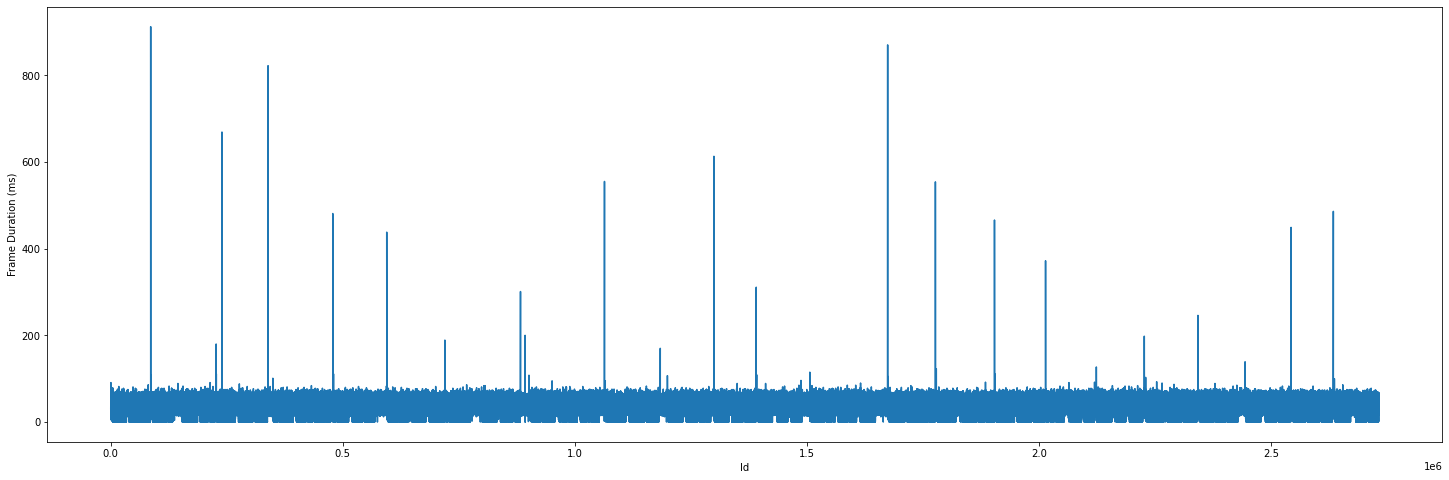
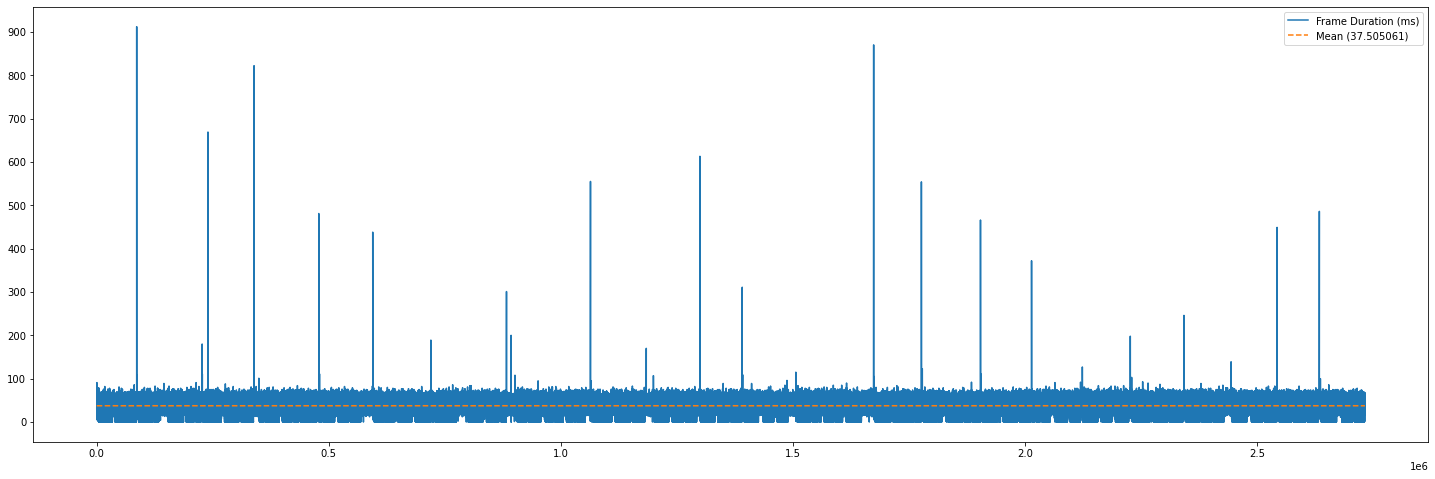
Unified diff of the notebook cell whose output changed from the first chart to the second:
--- before
+++ after
@@ -1,19 +1,27 @@
 import matplotlib.pyplot as plt
+import math
 
 timeFormat = "%Y-%m-%dT%H:%M:%S.%fZ"
 
 frameStats = pd.DataFrame(pd.to_datetime(data_complete["DateTime"], format=timeFormat).diff().dt.microseconds / 1000.0)
-frameStats = frameStats.reset_index()
 
 display(frameStats)
 
-display(frameStats.describe().apply(lambda s: s.apply('{0:.5f}'.format)))
+desc_stats = frameStats.describe()
 
-fig3 = plt.figure()
+display(desc_stats.apply(lambda s: s.apply('{0:.5f}'.format)))
 
-ax3 = fig3.add_subplot(frameStats["DateTime"].plot(figsize=(25,8)))
-ax3.set_ylabel("Frame Duration (ms)")
-ax3.set_xlabel("Id")
-ax3.get_figure().savefig(rf'{export}frameTimes.png')
+y_mean = [desc_stats["DateTime"][1]] * len(frameStats)
+
+fig,ax = plt.subplots(figsize=(25,8))
+
+ax.plot(frameStats.index, frameStats["DateTime"], label='Frame Duration (ms)')
+ax.plot(frameStats.index, y_mean, label=f'Mean ({format(desc_stats["DateTime"][1],"f")})', linestyle='--')
+
+legend = ax.legend(loc='upper right')
+
+fig.savefig(rf'{export}frameTimes.png')
+
+plt.yticks(np.arange(0, desc_stats["DateTime"][7], 100))
 
 plt.show()

Commit: feature: added mean line